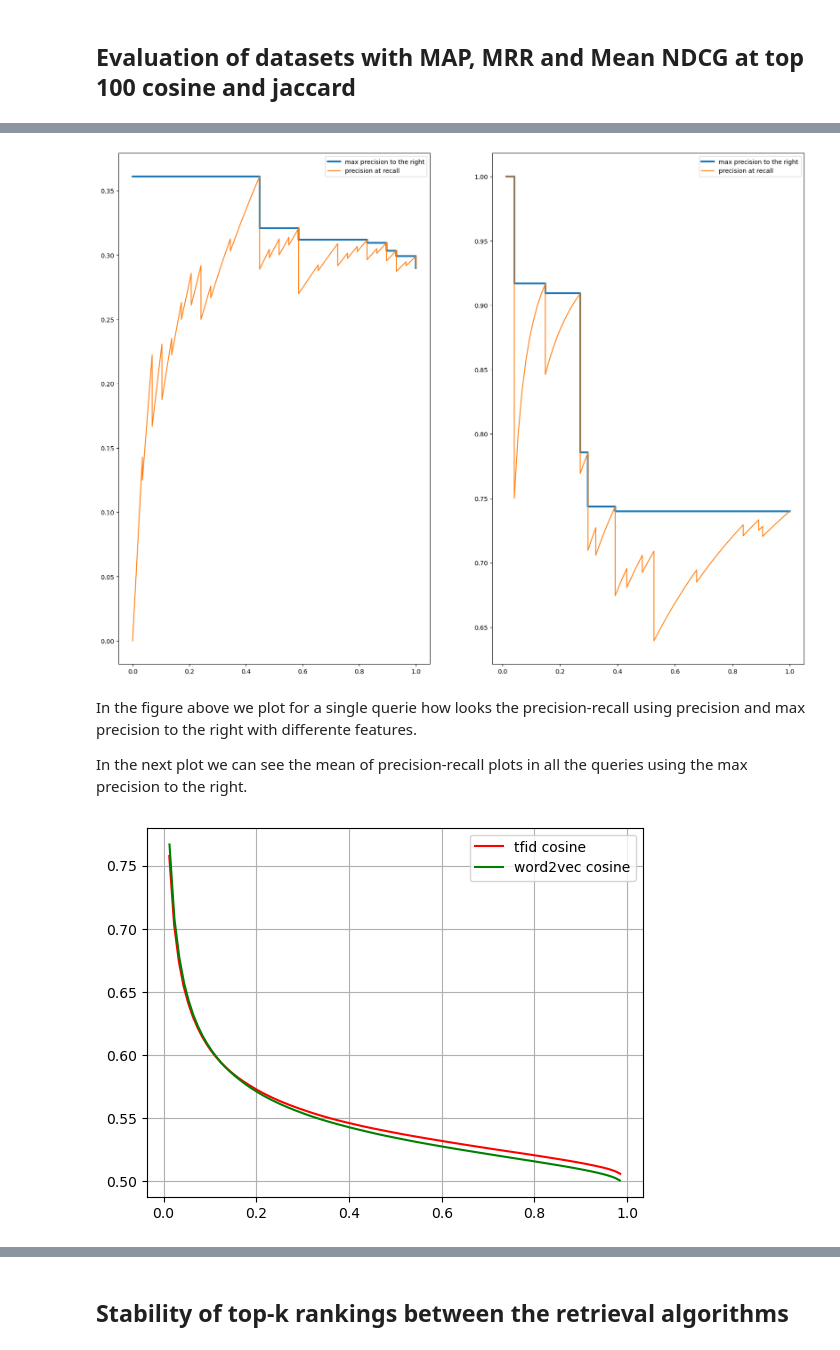
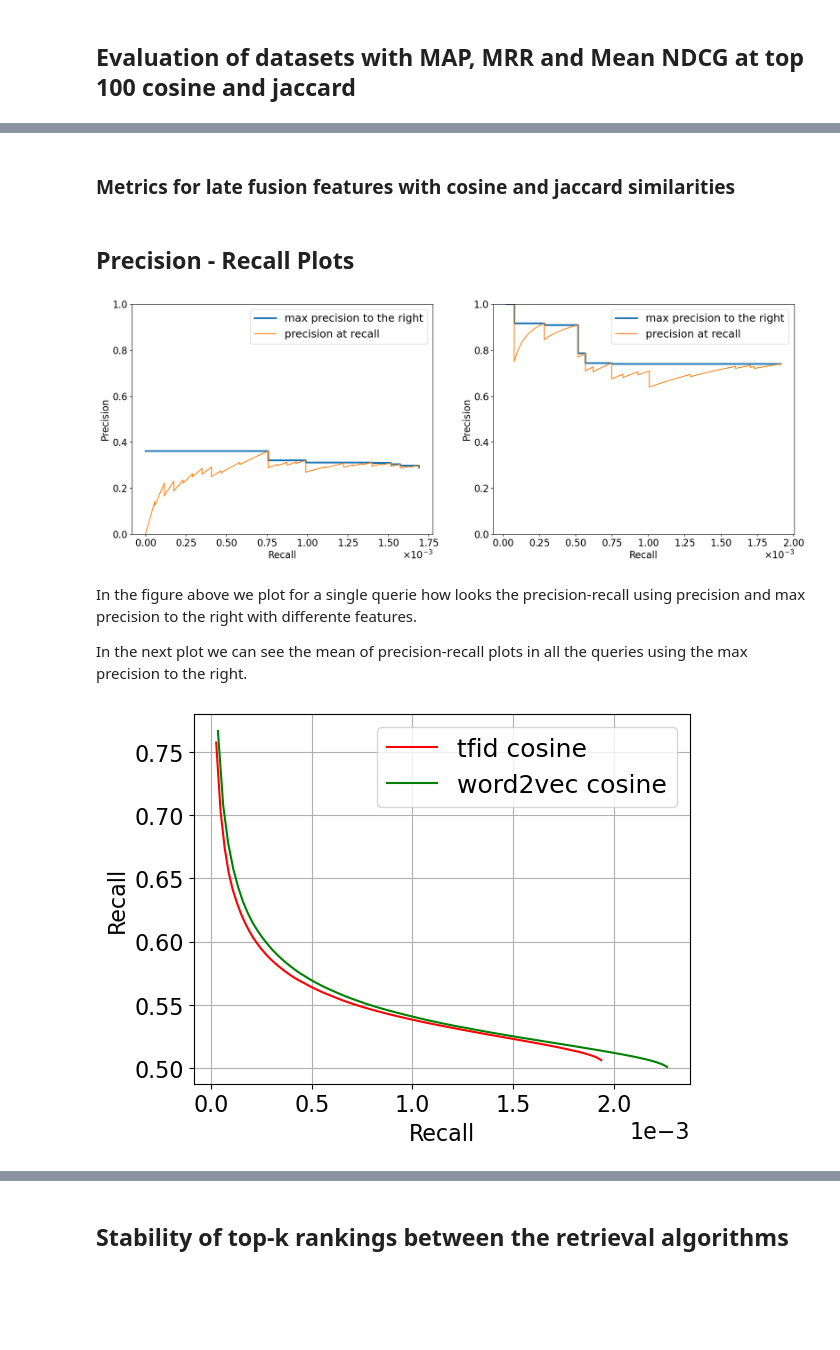
Before and after one commit to mmosc/MMSR, a Jupyter notebook: project/EvaluationMetrics-.ipynb, the cells around one changed output, grey strips where cells are left out. Saved outputs shown, nothing was run; the diff lists cells and outputs as text; code cells hidden in the pictures; blank space fills up the shorter version.

```diff
--- a/project/EvaluationMetrics-.ipynb
+++ b/project/EvaluationMetrics-.ipynb
@@ -38,0 +121,24 @@ genres.set_index('id', inplace=True)
+# %%
+file_relevant_results_by_id = './data/relevant_results_by_newid.csv'
+
+if( exists(file_relevant_results_by_id)):
+    relevant_results_by_id = pd.read_csv(file_relevant_results_by_id).set_index('index').astype(np.int32)
+else:
+    number_relevant = np.zeros(len(genres.index.values), dtype=DTYPE)
+    i=0
+    for song in tqdm(genres.index.values):
+        list_songs = np.array([], dtype=np.int32)
+        # Get songs contained in each genre of the current query
+        for genre in genres.loc[song].values[0]:
+            idSongs = genre_song[genre_song[genre]>0].index.values
+            list_songs = np.concatenate((list_songs, idSongs), axis=None)
+        # Save the union of the ids without duplicates
+        number_relevant[i] = (np.unique(list_songs).shape[0])
+        i+=1
+    relevant_results_by_id = pd.DataFrame(
+        number_relevant,
+        index=genres.index.values,
+        columns=['relevants'],
+        dtype=np.int32
+    )
+    dt.Frame(relevant_results_by_id.reset_index()).to_csv(file_relevant_results_by_id)
@@ -319,0 +817,4 @@ style_df1(metrics_cosine)
+# %% [markdown]
+### Metrics for late fusion features with cosine and jaccard similarities
+# %% [markdown]
+## Precision - Recall Plots
@@ -320,19 +848,31 @@ style_df1(metrics_cosine)
 # %%
-# # Examples of execution as single function
-p, r, p_max = Precision(top_cosine_tfidf, 100, False, genres)
-p1, r1, p1_max = Precision(top_cosine_word2vec, 100, False, genres)
+p, r, p_max = Precision(top_cosine_tfidf, 100, False, genres, relevant_results_by_id)
+p1, r1, p1_max = Precision(top_cosine_word2vec, 100, False, genres, relevant_results_by_id)
 # %%
+from matplotlib import ticker
+formatter = ticker.ScalarFormatter(useMathText=True)
+formatter.set_scientific(True)
+formatter.set_powerlimits((-1,1))
+
 index_test = 2
-fig, axs = plt.subplots(ncols=2, nrows=1, figsize=(20, 15))
+fig, axs = plt.subplots(ncols=2, nrows=1, figsize=(20,7))
 axs[0].plot(r[index_test], p_max[index_test], label='max precision to the right', linewidth=3)
 axs[0].plot(r[index_test], p[index_test], label='precision at recall')
 axs[0].legend()
+axs[0].set_xlabel('Recall')
+axs[0].set_ylabel('Precision')
+axs[0].set_ylim(0,1)
+axs[0].xaxis.set_major_formatter(formatter)
 axs[1].plot(r1[index_test], p1_max[index_test],  label='max precision to the right', linewidth=3)
 axs[1].plot(r1[index_test], p1[index_test], label='precision at recall' )
 axs[1].legend()
+axs[1].set_xlabel('Recall')
+axs[1].set_ylabel('Precision')
+axs[1].set_ylim(0,1)
+axs[1].xaxis.set_major_formatter(formatter)
 plt.show()
 # %% [output]
-[figure, old version]
+[figure, new version]
 # %% [markdown]
 In the figure above we plot for a single querie how looks the precision-recall using precision and max precision to the right with differente features.
 
@@ -340,8 +880,11 @@ In the next plot we can see the mean of precision-recall plots in all the querie
 # %%
 plt.plot(np.mean(r, axis=0), np.mean(p_max, axis=0), color='r', label='tfid cosine')
 plt.plot(np.mean(r1, axis=0), np.mean(p1_max, axis=0), color='g', label='word2vec cosine')
+plt.ticklabel_format(style='sci', axis='x', scilimits=(0,0))
 plt.grid()
+plt.xlabel("Recall")
+plt.ylabel("Recall")
 plt.legend()
 plt.show()
 # %% [output]
-[figure, old version]
+[figure, new version]
```
Also changed, not shown: parts of 144 cells of this notebook, 22 other files.
